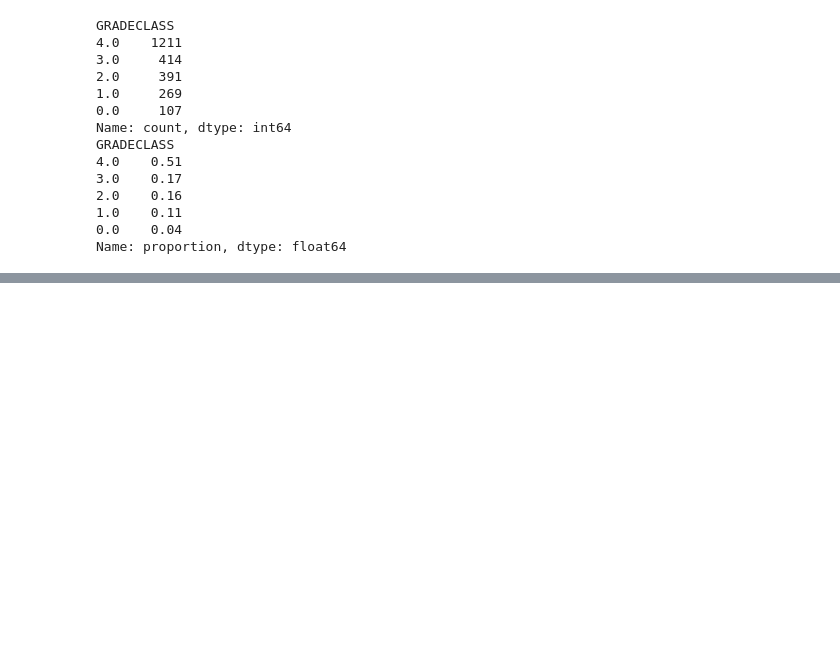
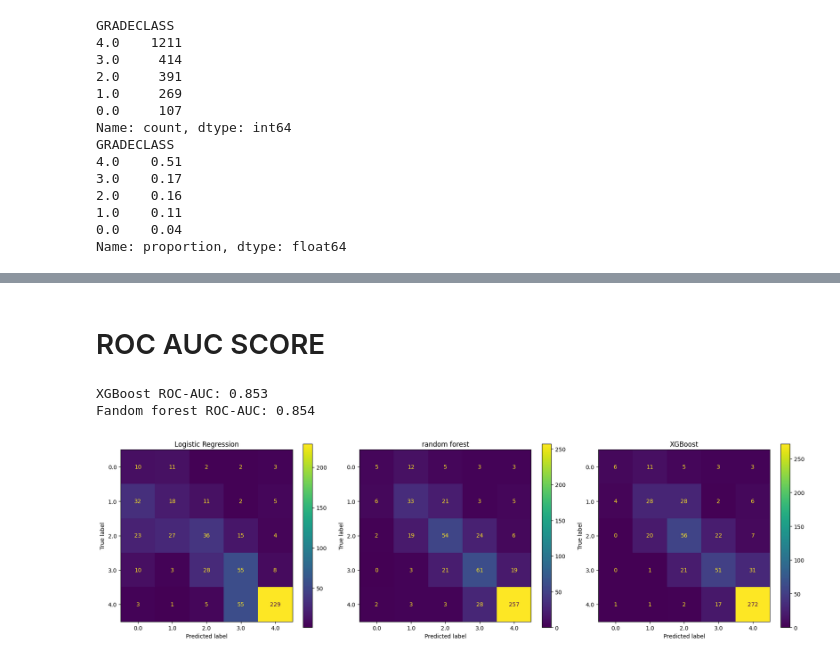
Before and after one commit to Arihant-Golchha/Student-Performance-Predictor, a Jupyter notebook: Student_prediction_model.ipynb, the cells around one changed output, grey strips where cells are left out. Saved outputs shown, nothing was run; the diff lists cells and outputs as text; code cells hidden in the pictures; blank space fills up the shorter version.

Commit message:
trained logistic regression, random forest and XGBoost on the train and test dataset created comfusion matrix to display how models are working

```diff
--- a/Student_prediction_model.ipynb
+++ b/Student_prediction_model.ipynb
@@ -207,3 +210,11 @@ GRADECLASS
 1.0    0.11
 0.0    0.04
 Name: proportion, dtype: float64
+# %%
+scaler = StandardScaler()
+
+training_model_train_scaled = scaler.fit_transform(training_model_train)
+training_model_test_scaled = scaler.transform(training_model_test)
+
+print("training_model_train_scaled: ", training_model_train_scaled)
+print("training_model_test_scaled: ", training_model_test_scaled)
@@ -209,0 +267,10 @@ Name: proportion, dtype: float64
+# %%
+from sklearn.ensemble import RandomForestClassifier
+
+rf_model = RandomForestClassifier(
+    n_estimators=100,
+    class_weight='balanced',
+    random_state=42
+)
+rf_model.fit(training_model_train,Testing_train)
+rf_predict = rf_model.predict(training_model_test)
@@ -209,0 +295,11 @@ Name: proportion, dtype: float64
+# %%
+from xgboost import XGBClassifier
+xgb_model = XGBClassifier(
+    objective = 'multi:softmax',
+    num_class = 5,
+    random_state = 42,
+    eval_metric = 'logloss'
+)
+xgb_model.fit(training_model_train,Testing_train)
+
+xgb_pred = xgb_model.predict(training_model_test)
@@ -209,0 +322,37 @@ Name: proportion, dtype: float64
+# %% [markdown]
+# ROC AUC SCORE
+# %%
+from sklearn.metrics import roc_auc_score
+from sklearn.preprocessing import label_binarize
+
+y_test_bin = label_binarize(Testing_test, classes=[0,1,2,3,4])
+
+xgb_proba = xgb_model.predict_proba(training_model_test)
+xgb_auc = roc_auc_score(y_test_bin, xgb_proba, multi_class='ovr', average='macro')
+print(f"XGBoost ROC-AUC: {xgb_auc:.3f}")
+
+
+rf_proba = rf_model.predict_proba(training_model_test)
+rf_auc = roc_auc_score(y_test_bin, rf_proba, multi_class='ovr', average='macro')
+print(f"Fandom forest ROC-AUC: {rf_auc:.3f}")
+# %% [output]
+XGBoost ROC-AUC: 0.853
+Fandom forest ROC-AUC: 0.854
+# %%
+from sklearn.metrics import confusion_matrix
+from sklearn.metrics import ConfusionMatrixDisplay
+fig, axes = plt.subplots(1,3,figsize = (18,5))
+for ax, model, preds, title in zip(
+    axes,
+    [lr_model, rf_model, xgb_model],
+    [lr_pred, rf_predict, xgb_pred],
+    ['Logistic Regression', 'random forest', 'XGBoost']
+):
+    ConfusionMatrixDisplay.from_predictions(Testing_test, preds, ax=ax)
+    ax.set_title(title)
+
+plt.tight_layout()
+plt.savefig("confusion_matrices.png", dpi = 150)
+plt.show()
+# %% [output]
+[figure, added]
```
Also changed, not shown: parts of 8 cells of this notebook, 1 other file.
